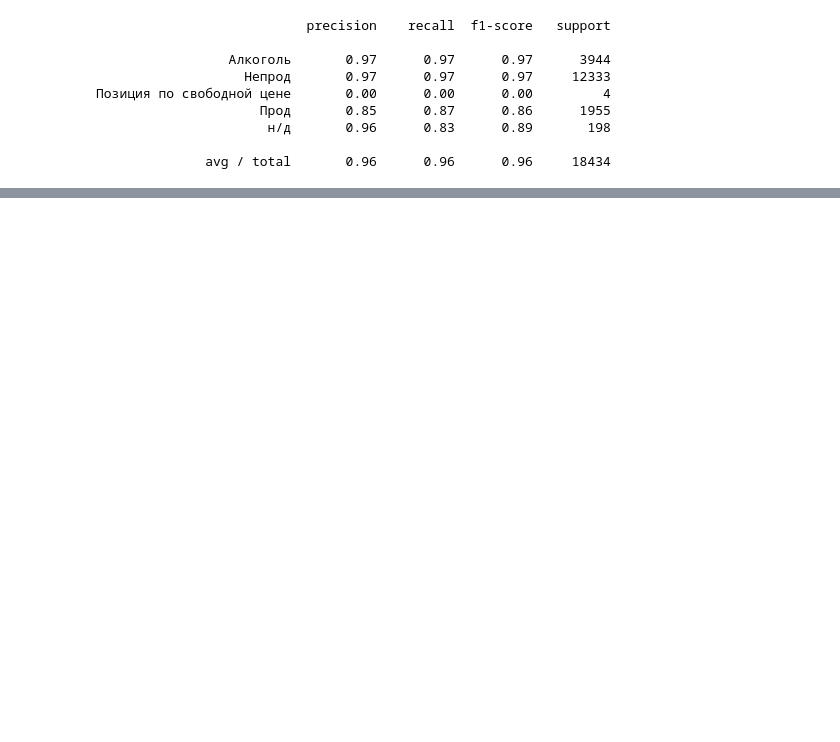
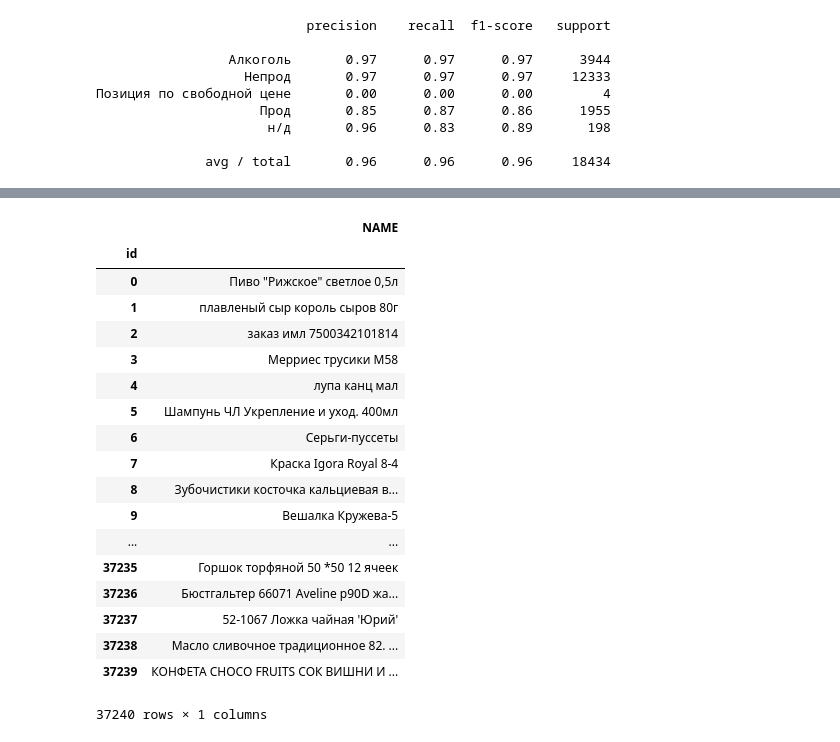
Before and after one commit to senior-sigan/ML_Competitions, a Jupyter notebook: boosters_evotor-goods/1_investigate.ipynb, the cells around one changed output, grey strips where cells are left out. Cells and saved outputs as stored; diff of their text form; code cells hidden in the pictures; blank space fills up the shorter version.

```diff
--- a/boosters_evotor-goods/1_investigate.ipynb
+++ b/boosters_evotor-goods/1_investigate.ipynb
@@ -81,0 +116,9 @@ print(classification_report(y_test['category'], pred))
+# %%
+test = pd.read_csv('data/evo_test.csv.gz', compression='gzip', index_col='id')
+train = pd.read_csv('data/evo_train.csv.gz', compression='gzip', index_col='id')
+categories = pd.read_csv('data/categories_parsed.csv.gz', compression='gzip', index_col='GROUP_ID')
+
+train = train.join(categories, on='GROUP_ID')
+
+count_vect = CountVectorizer()
+count_vect.fit(pd.concat([test, train])['NAME'])
@@ -92,0 +167,22 @@ ValueError: Found input variables with inconsistent numbers of samples: [37426,
+# %%
+test
+# %% [output]
+|  | NAME |
+| id |  |
+| 0 | Пиво "Рижское" светлое 0,5л |
+| 1 | плавленый сыр король сыров 80г |
+| 2 | заказ имл 7500342101814 |
+| 3 | Мерриес трусики М58 |
+| 4 | лупа канц мал |
+| 5 | Шампунь ЧЛ Укрепление и уход. 400мл |
+| 6 | Серьги-пуссеты |
+| 7 | Краска Igora Royal 8-4 |
+| 8 | Зубочистики косточка кальциевая в... |
+| 9 | Вешалка Кружева-5 |
+| ... | ... |
+| 37235 | Горшок торфяной 50 *50 12 ячеек |
+| 37236 | Бюстгальтер 66071 Aveline р90D жа... |
+| 37237 | 52-1067 Ложка чайная 'Юрий' |
+| 37238 | Масло сливочное традиционное 82. ... |
+| 37239 | КОНФЕТА CHOCO FRUITS СОК ВИШНИ И ... |
+37240 rows × 1 columns
```
Also changed, not shown: parts of 16 cells of this notebook, 1 other file.
